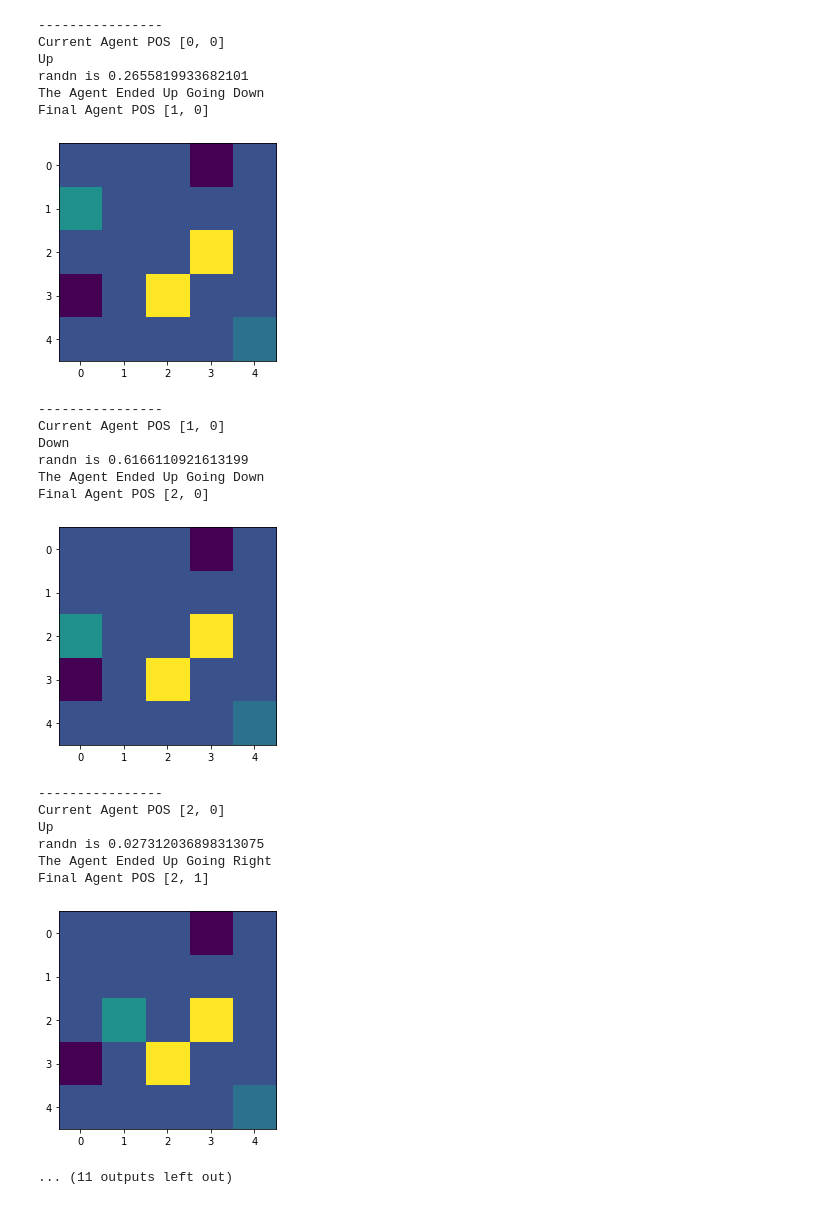
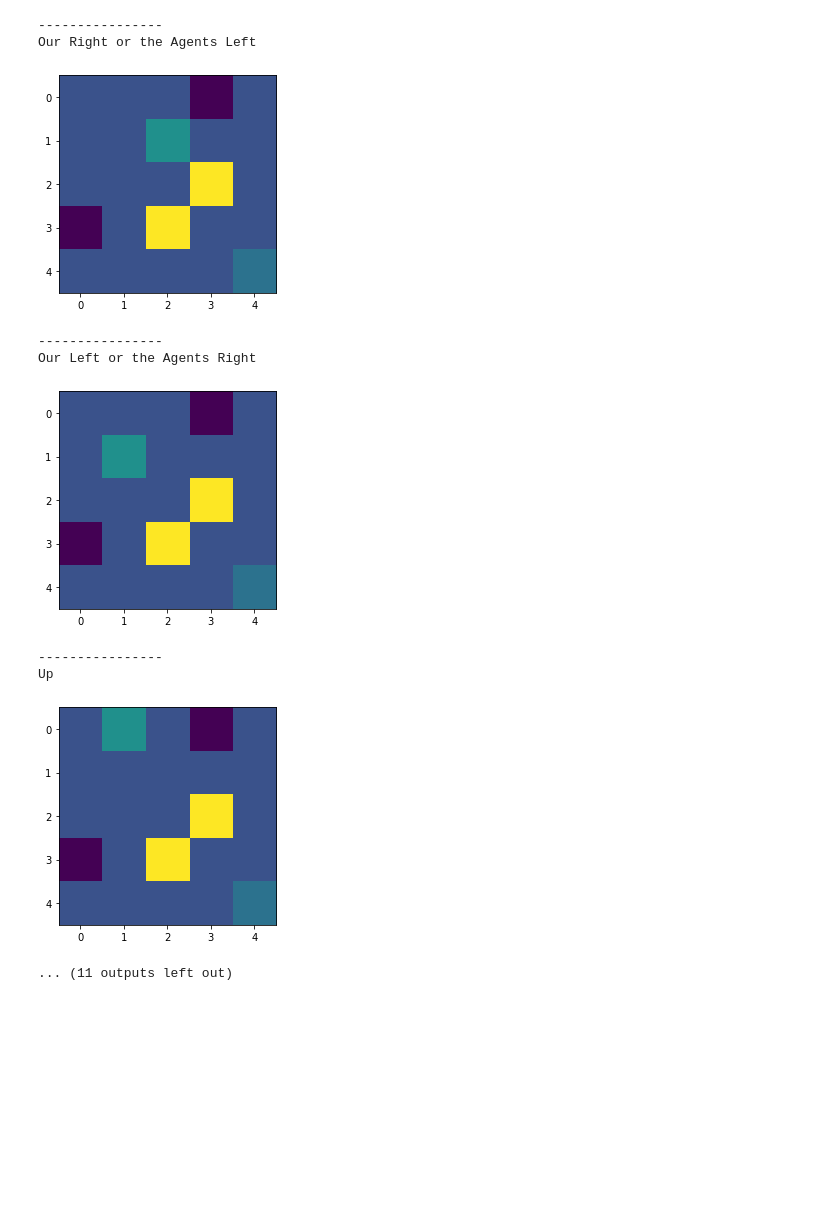
Before and after one commit to prodigy803/UB_CSE546_Project1, a Jupyter notebook: RL_Assignment_1_Part1.ipynb, the cells around one changed output. Saved outputs shown, nothing was run; the diff lists cells and outputs as text; code cells hidden in the pictures; blank space fills up the shorter version.

Commit message:
Deterministic Environment Rendered

```diff
--- a/RL_Assignment_1_Part1.ipynb
+++ b/RL_Assignment_1_Part1.ipynb
@@ -223,7 +223,7 @@ class environment:
         plt.imshow(self.environment)
         plt.show()
 
-sto = environment(type_of_env='stochastic',epsilon=0.3)
+sto = environment(type_of_env='deterministic',epsilon=0.3)
 print('Start State')
 sto.render()
 for i in range(10):
@@ -258,22 +250,10 @@ Final Agent POS [0, 0]
 ----------------
-Current Agent POS [0, 0]
-Up
-randn is 0.2655819933682101
-The Agent Ended Up Going Down
-Final Agent POS [1, 0]
+Our Right or the Agents Left
-[figure, old version]
+[figure, new version]
 ----------------
-Current Agent POS [1, 0]
-Down
-randn is 0.6166110921613199
-The Agent Ended Up Going Down
-Final Agent POS [2, 0]
+Our Left or the Agents Right
-[figure, old version]
+[figure, new version]
 ----------------
-Current Agent POS [2, 0]
 Up
-randn is 0.027312036898313075
-The Agent Ended Up Going Right
-Final Agent POS [2, 1]
-[figure, old version]
+[figure, new version]
 ... (11 outputs left out)
```
Also changed, not shown: parts of 1 cell of this notebook, 1 other file.
